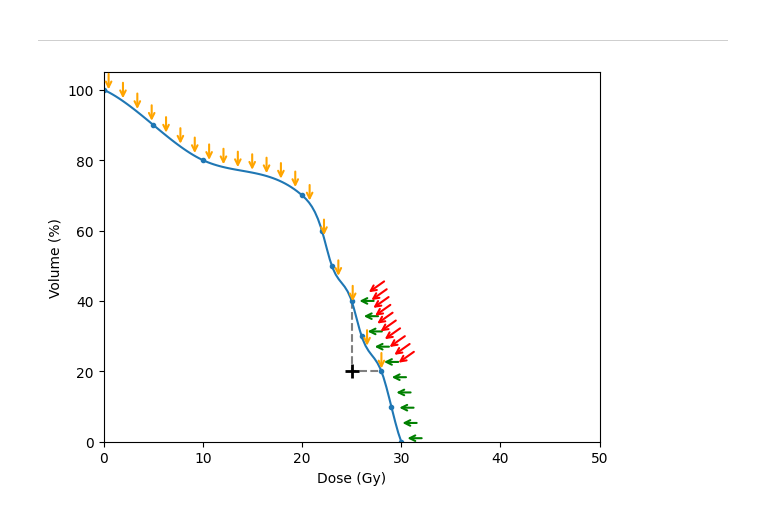
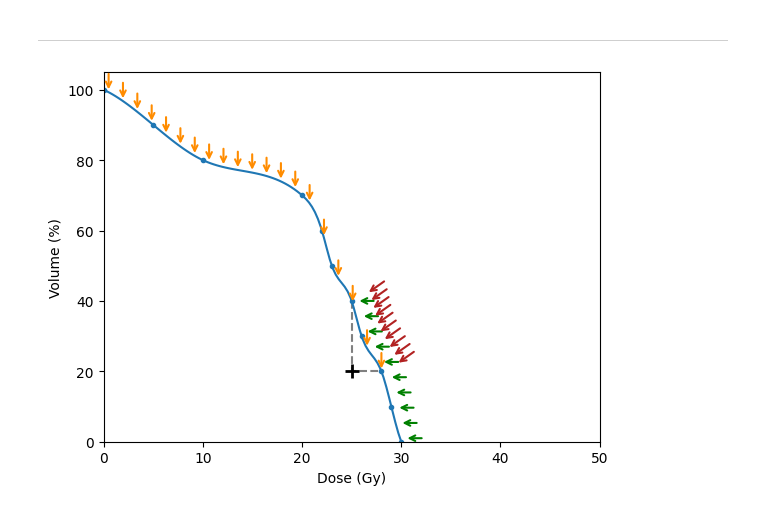
Before and after one commit to pauldubois98/PhD, a Jupyter notebook: 3_dosimetry_optimization/constraint_visualization_nb.ipynb, the cells around one changed output. Saved outputs shown, nothing was run; the diff lists cells and outputs as text; code cells hidden in the pictures.

Commit message:
minor color changes

```diff
--- a/3_dosimetry_optimization/constraint_visualization_nb.ipynb
+++ b/3_dosimetry_optimization/constraint_visualization_nb.ipynb
@@ -115,26 +115,26 @@ plt.show()
 # %%
 # constraint ticks
 plt.plot([25, 25, d[8]], [40, 20, 20], color='grey', linestyle='--')
 plt.plot(25, 20, '+', color='k', ms=10, markeredgewidth=2)
 # constraint "pushing" arrows
 for x in np.linspace(0.5, d[8], 20):
-    plt.annotate("", xy=(x, spl(x)), xytext=(x, spl(x)+6), arrowprops=dict(arrowstyle="->", color='orange', lw=1.5))
+    plt.annotate("", xy=(x, spl(x)), xytext=(x, spl(x)+6), arrowprops=dict(arrowstyle="->", color='darkorange', lw=1.5))
 for y in np.linspace(1, 40, 10):
     plt.annotate("", xy=(spl_(y)+0.5, y), xytext=(spl_(y)+2.5, y), arrowprops=dict(arrowstyle="->", color='green', lw=1.5))
 for y in np.linspace(20, 40, 10):
-    plt.annotate("", xy=(spl_(y)+1.5, y+2), xytext=(spl_(y)+3.5, y+6), arrowprops=dict(arrowstyle="->", color='red', lw=1.5))
+    plt.annotate("", xy=(spl_(y)+1.5, y+2), xytext=(spl_(y)+3.5, y+6), arrowprops=dict(arrowstyle="->", color='firebrick', lw=1.5))
 # DVH + DVH points
 c = plt.plot(d_smooth, v_smooth)
 plt.plot(d, v, ".", color=c[0].get_color())
 
 # axes labels
 plt.xlabel('Dose (Gy)')
 plt.ylabel('Volume (%)')
 # axes limits
 plt.ylim(0, 105)
 plt.xlim(0, 50)
 
 plt.savefig('constraint_penalisation_plot.pdf', bbox_inches='tight')
 plt.show()
 # %% [output]
-[figure, old version]
+[figure, new version]
```
Also changed, not shown: parts of 3 cells of this notebook.
